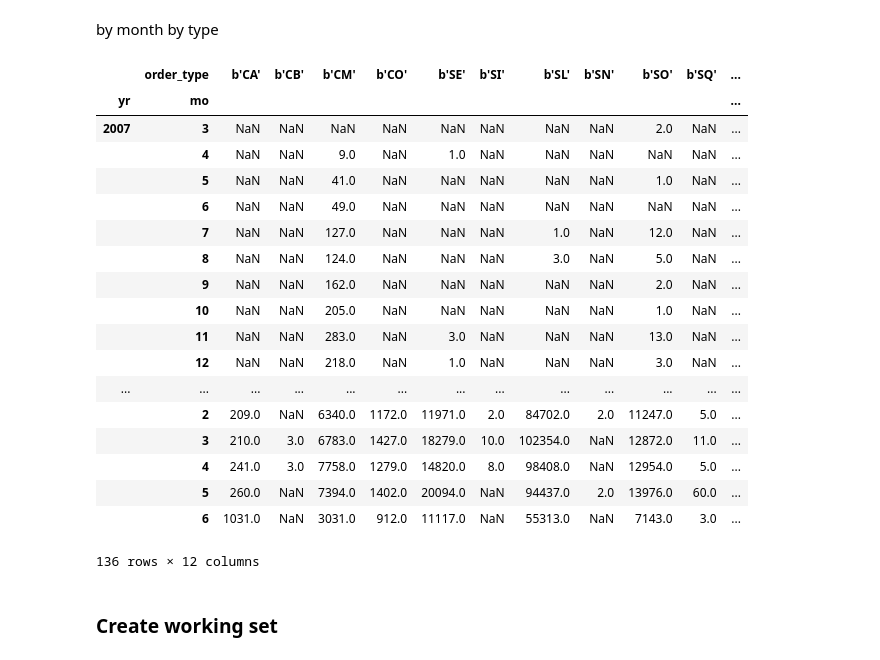
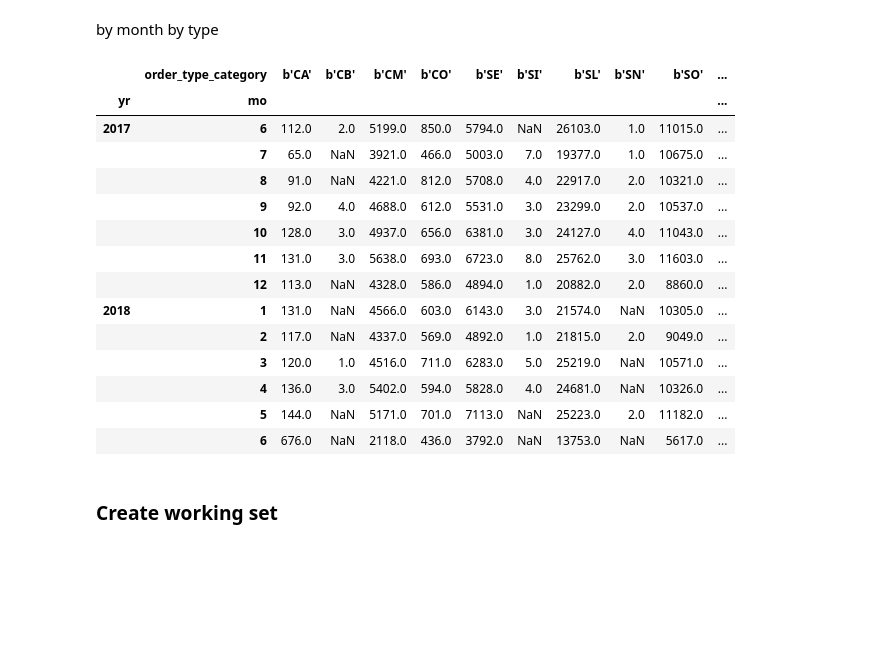
Before and after one commit to HSCanada/br_notebook, a Jupyter notebook: ml/returns/design/20180702-tc-order_note.ipynb, the cells around one changed output. Cells and saved outputs as stored; diff of their text form; code cells hidden in the pictures; blank space fills up the shorter version.

```diff
--- a/ml/returns/design/20180702-tc-order_note.ipynb
+++ b/ml/returns/design/20180702-tc-order_note.ipynb
@@ -23,7 +23,7 @@ sns.set_style('whitegrid')
 # %% [markdown]
 ## Review and Identify working set
 # %%
-df = pd.read_pickle('../data/note_clean')
+df = pd.read_pickle('../data/note_clean4')
 # %%
 df.info()
 # %% [output]
@@ -96,27 +92,23 @@ pd.pivot_table(df, values='note', index=['yr'], columns=['order_type'], aggfunc=
 # %% [markdown]
 by month by type
 # %%
-pd.pivot_table(df, values='note', index=['yr','mo'], columns=['order_type'], aggfunc='count')
+pd.pivot_table(df, values='note', index=['yr','mo'], columns=['order_type_category'], aggfunc='count')
 # %% [output]
-|  | order_type | b'CA' | b'CB' | b'CM' | b'CO' | b'SE' | b'SI' | b'SL' | b'SN' | b'SO' | b'SQ' | ... |
-| yr | mo |  |  |  |  |  |  |  |  |  |  | ... |
-| 2007 | 3 | NaN | NaN | NaN | NaN | NaN | NaN | NaN | NaN | 2.0 | NaN | ... |
-|  | 4 | NaN | NaN | 9.0 | NaN | 1.0 | NaN | NaN | NaN | NaN | NaN | ... |
-|  | 5 | NaN | NaN | 41.0 | NaN | NaN | NaN | NaN | NaN | 1.0 | NaN | ... |
-|  | 6 | NaN | NaN | 49.0 | NaN | NaN | NaN | NaN | NaN | NaN | NaN | ... |
-|  | 7 | NaN | NaN | 127.0 | NaN | NaN | NaN | 1.0 | NaN | 12.0 | NaN | ... |
-|  | 8 | NaN | NaN | 124.0 | NaN | NaN | NaN | 3.0 | NaN | 5.0 | NaN | ... |
-|  | 9 | NaN | NaN | 162.0 | NaN | NaN | NaN | NaN | NaN | 2.0 | NaN | ... |
-|  | 10 | NaN | NaN | 205.0 | NaN | NaN | NaN | NaN | NaN | 1.0 | NaN | ... |
-|  | 11 | NaN | NaN | 283.0 | NaN | 3.0 | NaN | NaN | NaN | 13.0 | NaN | ... |
-|  | 12 | NaN | NaN | 218.0 | NaN | 1.0 | NaN | NaN | NaN | 3.0 | NaN | ... |
-| ... | ... | ... | ... | ... | ... | ... | ... | ... | ... | ... | ... | ... |
-|  | 2 | 209.0 | NaN | 6340.0 | 1172.0 | 11971.0 | 2.0 | 84702.0 | 2.0 | 11247.0 | 5.0 | ... |
-|  | 3 | 210.0 | 3.0 | 6783.0 | 1427.0 | 18279.0 | 10.0 | 102354.0 | NaN | 12872.0 | 11.0 | ... |
-|  | 4 | 241.0 | 3.0 | 7758.0 | 1279.0 | 14820.0 | 8.0 | 98408.0 | NaN | 12954.0 | 5.0 | ... |
-|  | 5 | 260.0 | NaN | 7394.0 | 1402.0 | 20094.0 | NaN | 94437.0 | 2.0 | 13976.0 | 60.0 | ... |
-|  | 6 | 1031.0 | NaN | 3031.0 | 912.0 | 11117.0 | NaN | 55313.0 | NaN | 7143.0 | 3.0 | ... |
+|  | order_type_category | b'CA' | b'CB' | b'CM' | b'CO' | b'SE' | b'SI' | b'SL' | b'SN' | b'SO' | ... |
+| yr | mo |  |  |  |  |  |  |  |  |  | ... |
+| 2017 | 6 | 112.0 | 2.0 | 5199.0 | 850.0 | 5794.0 | NaN | 26103.0 | 1.0 | 11015.0 | ... |
+|  | 7 | 65.0 | NaN | 3921.0 | 466.0 | 5003.0 | 7.0 | 19377.0 | 1.0 | 10675.0 | ... |
+|  | 8 | 91.0 | NaN | 4221.0 | 812.0 | 5708.0 | 4.0 | 22917.0 | 2.0 | 10321.0 | ... |
+|  | 9 | 92.0 | 4.0 | 4688.0 | 612.0 | 5531.0 | 3.0 | 23299.0 | 2.0 | 10537.0 | ... |
+|  | 10 | 128.0 | 3.0 | 4937.0 | 656.0 | 6381.0 | 3.0 | 24127.0 | 4.0 | 11043.0 | ... |
+|  | 11 | 131.0 | 3.0 | 5638.0 | 693.0 | 6723.0 | 8.0 | 25762.0 | 3.0 | 11603.0 | ... |
+|  | 12 | 113.0 | NaN | 4328.0 | 586.0 | 4894.0 | 1.0 | 20882.0 | 2.0 | 8860.0 | ... |
+| 2018 | 1 | 131.0 | NaN | 4566.0 | 603.0 | 6143.0 | 3.0 | 21574.0 | NaN | 10305.0 | ... |
+|  | 2 | 117.0 | NaN | 4337.0 | 569.0 | 4892.0 | 1.0 | 21815.0 | 2.0 | 9049.0 | ... |
+|  | 3 | 120.0 | 1.0 | 4516.0 | 711.0 | 6283.0 | 5.0 | 25219.0 | NaN | 10571.0 | ... |
+|  | 4 | 136.0 | 3.0 | 5402.0 | 594.0 | 5828.0 | 4.0 | 24681.0 | NaN | 10326.0 | ... |
+|  | 5 | 144.0 | NaN | 5171.0 | 701.0 | 7113.0 | NaN | 25223.0 | 2.0 | 11182.0 | ... |
+|  | 6 | 676.0 | NaN | 2118.0 | 436.0 | 3792.0 | NaN | 13753.0 | NaN | 5617.0 | ... |
-136 rows × 12 columns
 # %% [markdown]
 ### Create working set
 # %% [markdown]
```
Also changed, not shown: parts of 11 cells of this notebook, 3 other files.
